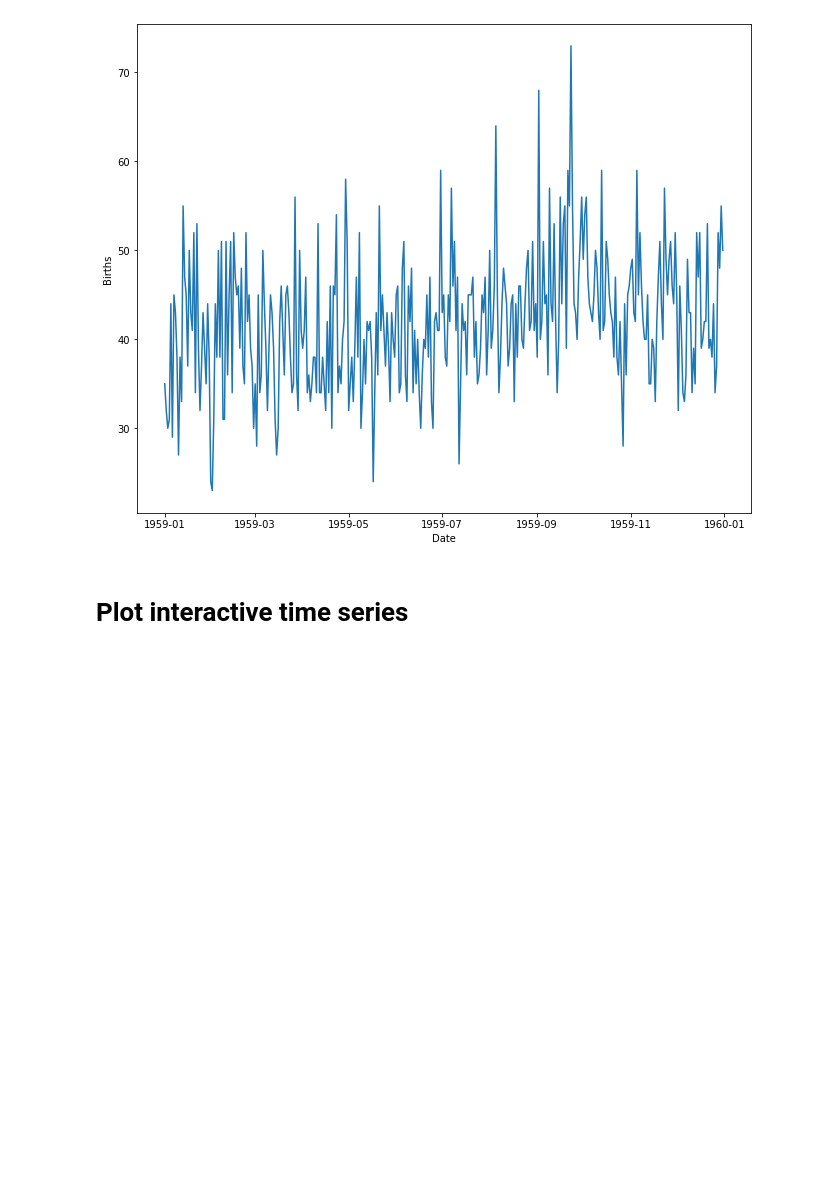
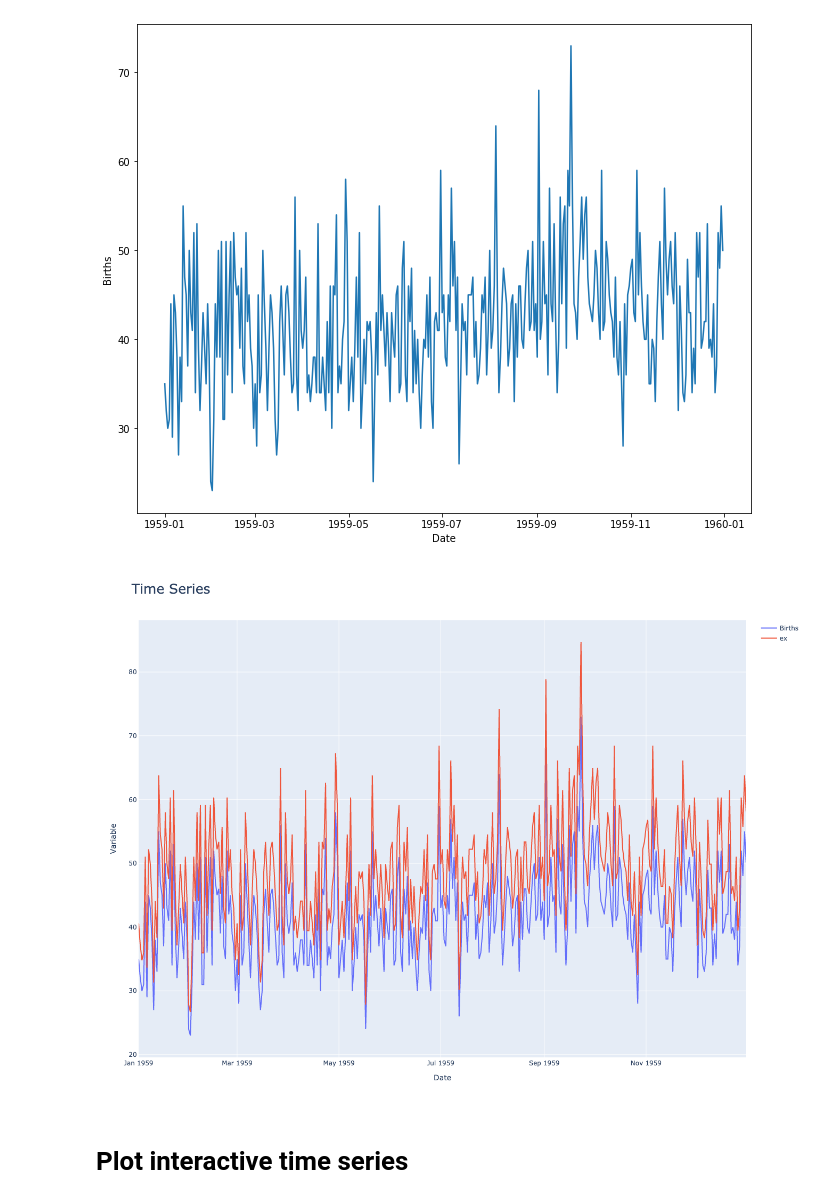
Before and after one commit to data-describe/data-describe, a Jupyter notebook: notebooks/Time_Series.ipynb, the cells around one changed output. Drawn from its saved outputs; the diff is of its cells as text; code cells hidden in the pictures; blank space fills up the shorter version.

```diff
--- a/notebooks/Time_Series.ipynb
+++ b/notebooks/Time_Series.ipynb
@@ -24,6 +35,10 @@ plot_time_series(df, cols="Births" )
 # %% [output]
 <matplotlib.axes._subplots.AxesSubplot at 0x...>
 [figure]
+# %%
+plot_time_series(df, cols=["Births", "ex"] , viz_backend="plotly")
+# %% [output]
+[figure, added]
 # %% [markdown]
 # Plot interactive time series
 # %%
```
Also changed, not shown: parts of 10 cells of this notebook.
